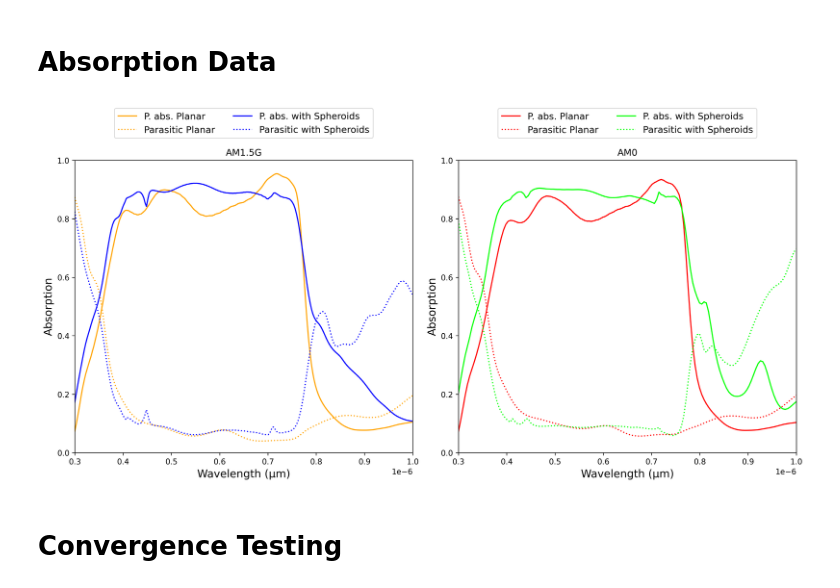
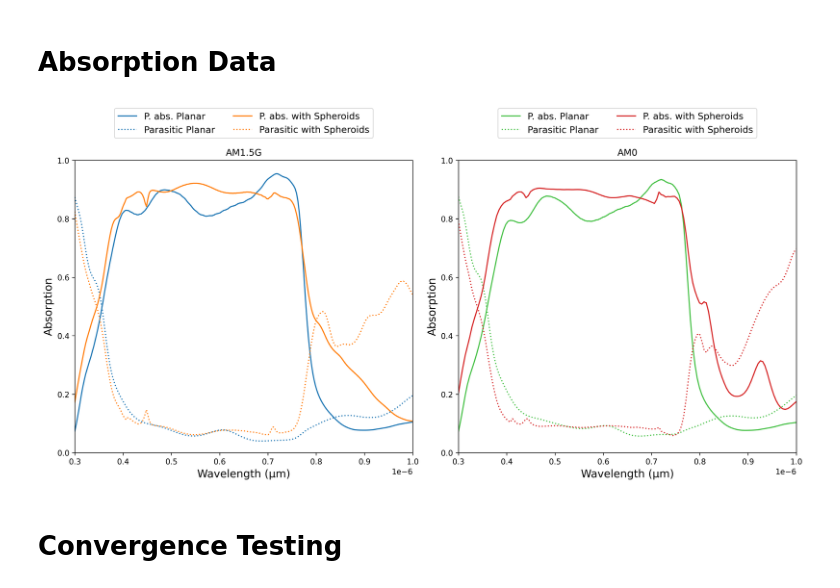
Before and after one commit to e4m8ch/sp-lt-pv, a Jupyter notebook: scripts/data_analysis.ipynb, the cells around one changed output. Cells and saved outputs as stored; diff of their text form; code cells hidden in the pictures.

Commit message:
Finished up convergence, cleaned up code

```diff
--- a/scripts/data_analysis.ipynb
+++ b/scripts/data_analysis.ipynb
@@ -19,66 +19,57 @@ path = "../docs/RAW_DATA.xlsx"
 # %%
 # Create dataframe with the first sheet of the .xlsx file, corresponding to the absorption data
 df_abs = pd.read_excel(path, sheet_name="Absorption")
 
-# Copy the part of the dataframe that refers to AM1.5 to a different dataframe, and remove AM15 from the column names
-df_abs_am15 = df_abs.filter(like="AM15").copy()
-df_abs_am15.columns = df_abs_am15.columns.str.replace("AM15", "", regex=False)
-df_abs_am15.columns = df_abs_am15.columns.str.replace("_X", "Wavelength", regex=False)
-df_abs_am15.columns = df_abs_am15.columns.str.replace("_Y", "", regex=False)
+def extract_abs(df, tag):
+    # Extract absorption data, clean column names, and compute diffs.
+    sub = df.filter(like=tag).copy()
+    sub.dropna(axis=0, inplace=True)
 
-# Copy the part of the dataframe that refers to AM0 to a different dataframe, and remove AM0 from the column names
-df_abs_am0 = df_abs.filter(like="AM0").copy()
-# Drop missing values, since AM0 has less wavelength points
-df_abs_am0.dropna(axis=0, inplace=True)
-df_abs_am0.columns = df_abs_am0.columns.str.replace("AM0", "", regex=False)
-df_abs_am0.columns = df_abs_am0.columns.str.replace("_X", "Wavelength", regex=False)
-df_abs_am0.columns = df_abs_am0.columns.str.replace("_Y", "", regex=False)
+    # Standard renaming
+    sub.columns = sub.columns.str.replace(f"{tag}", "", regex=False)
+    sub.columns = sub.columns.str.replace("_X", "Wavelength", regex=False)
+    sub.columns = sub.columns.str.replace("_Y", "", regex=False)
 
-# Generate parasitic absorption difference data
-df_abs_am15['DiffSp'] = df_abs_am15['SpP'] - df_abs_am15['Sp']
-df_abs_am15['DiffFlat'] = df_abs_am15['FlatP'] - df_abs_am15['Flat']
-df_abs_am0['DiffSp'] = df_abs_am0['SpP'] - df_abs_am0['Sp']
-df_abs_am0['DiffFlat'] = df_abs_am0['FlatP'] - df_abs_am0['Flat']
+    # Generate parasitic absorption difference data
+    sub['DiffSp'] = sub['SpP'] - sub['Sp']
+    sub['DiffFlat'] = sub['FlatP'] - sub['Flat']
+
+    return sub
+
+# Extract AM1.5 and AM0 data
+df_abs_am15 = extract_abs(df_abs, "AM15")
+df_abs_am0 = extract_abs(df_abs, "AM0")
 
 # Plotting the data
 # ------------------------------------------------------------------
 # Create figure with two plots
+
+def plot_abs(ax, df, palette, title=None):
+    ax.plot(df['Wavelength'], df['Flat'], label="P. abs. Planar", linestyle='-', color=palette[0])
+    ax.plot(df['Wavelength'], df['DiffFlat'], label="Parasitic Planar", linestyle=':', color=palette[0])
+    ax.plot(df['Wavelength'], df['Sp'], label="P. abs. with Spheroids", linestyle='-', color=palette[1])
+    ax.plot(df['Wavelength'], df['DiffSp'], label="Parasitic with Spheroids", linestyle=':', color=palette[1])
+
+    ax.set_xlabel("Wavelength (µm)", fontsize=14)
+    ax.set_ylabel("Absorption", fontsize=14)
+    ax.set_xlim(df['Wavelength'].iloc[0], df['Wavelength'].iloc[-1])
+    ax.set_ylim(0, 1)
+    ax.legend(loc='lower center', bbox_to_anchor=(0.5, 1.06), ncol=2, fontsize=12)
+    ax.grid(False)
+    ax.set_title(title)
+
 fig, (ax15, ax0) = plt.subplots(1, 2, figsize=(14, 7), dpi=300)
 
-# AM1.5
-ax15.plot(df_abs_am15['Wavelength'], df_abs_am15['Flat'], label="P. abs. Planar", linestyle='-', color='orange')
-ax15.plot(df_abs_am15['Wavelength'], df_abs_am15['DiffFlat'], label="Parasitic Planar", linestyle=':', color='orange')
-ax15.plot(df_abs_am15['Wavelength'], df_abs_am15['Sp'], label="P. abs. with Spheroids", linestyle='-', color='blue')
-ax15.plot(df_abs_am15['Wavelength'], df_abs_am15['DiffSp'], label="Parasitic with Spheroids", linestyle=':', color='blue')
+palette1 = ['#1f77b4', '#ff7f0e']  # Blue and orange
+palette2 = ["#47c147", '#d62728']  # Green and red
 
-ax15.set_xlabel("Wavelength (µm)", fontsize=14)
-ax15.set_ylabel("Absorption", fontsize=14)
-ax15.set_xlim(df_abs_am15['Wavelength'].iloc[0], df_abs_am15['Wavelength'].iloc[-1])
-ax15.set_ylim(0, 1)
-
-ax15.legend(loc='lower center', bbox_to_anchor=(0.5, 1.06), ncol=2, fontsize=12)
-ax15.grid(False)
-ax15.set_title("AM1.5G")
-
-# AM0
-ax0.plot(df_abs_am0['Wavelength'], df_abs_am0['Flat'], label="P. abs. Planar", linestyle='-', color='red')
-ax0.plot(df_abs_am0['Wavelength'], df_abs_am0['DiffFlat'], label="Parasitic Planar", linestyle=':', color='red')
-ax0.plot(df_abs_am0['Wavelength'], df_abs_am0['Sp'], label="P. abs. with Spheroids", linestyle='-', color='lime')
-ax0.plot(df_abs_am0['Wavelength'], df_abs_am0['DiffSp'], label="Parasitic with Spheroids", linestyle=':', color='lime')
-
-ax0.set_xlabel("Wavelength (µm)", fontsize=14)
-ax0.set_ylabel("Absorption", fontsize=14)
-ax0.set_xlim(df_abs_am0['Wavelength'].iloc[0], df_abs_am0['Wavelength'].iloc[-1])
-ax0.set_ylim(0, 1)
-
-ax0.legend(loc='lower center', bbox_to_anchor=(0.5, 1.06), ncol=2, fontsize=12)
-ax0.grid(False)
-ax0.set_title("AM0")
+plot_abs(ax15, df_abs_am15, palette1, title="AM1.5G")
+plot_abs(ax0, df_abs_am0, palette2, title="AM0")
 
 plt.tight_layout()
 plt.show()
 # %% [output]
-[figure, old version]
+[figure, new version]
 # %% [markdown]
 # Convergence Testing
 # %%
```
Also changed, not shown: parts of 1 cell of this notebook, 1 other file.
